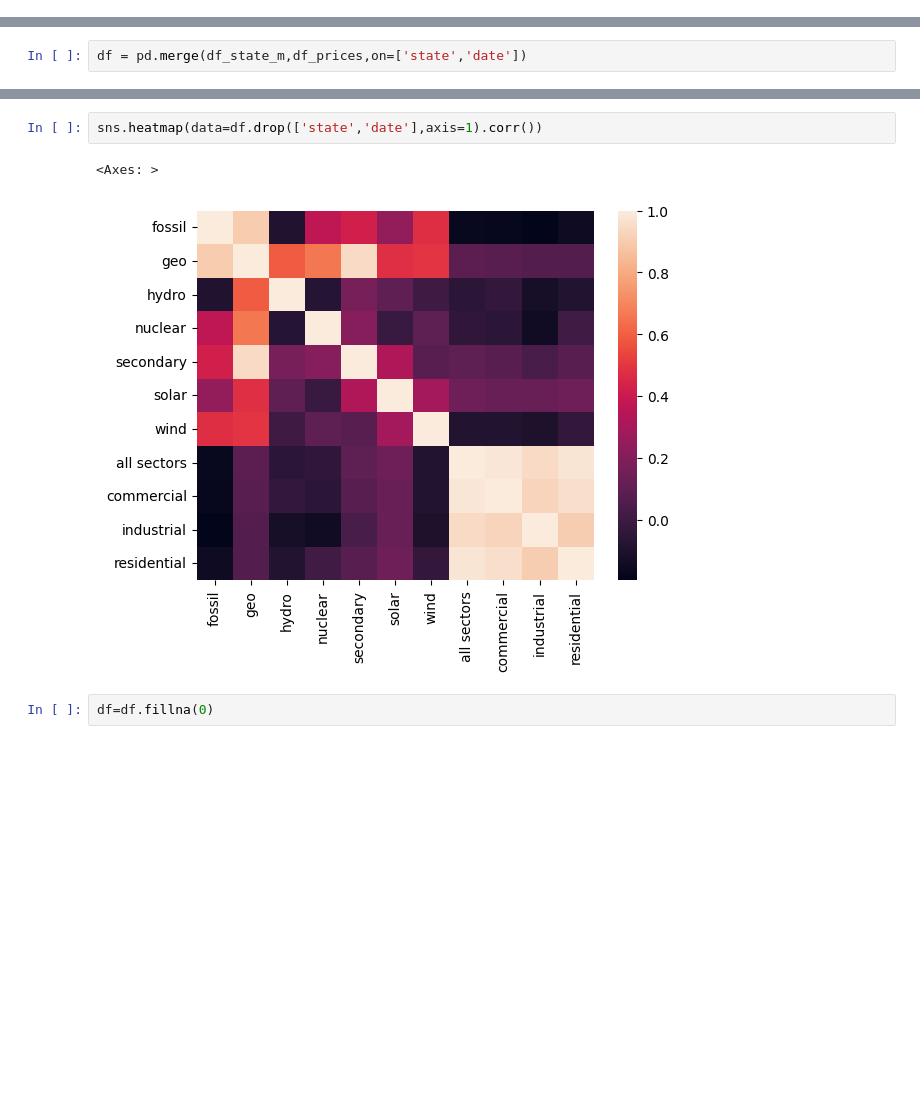
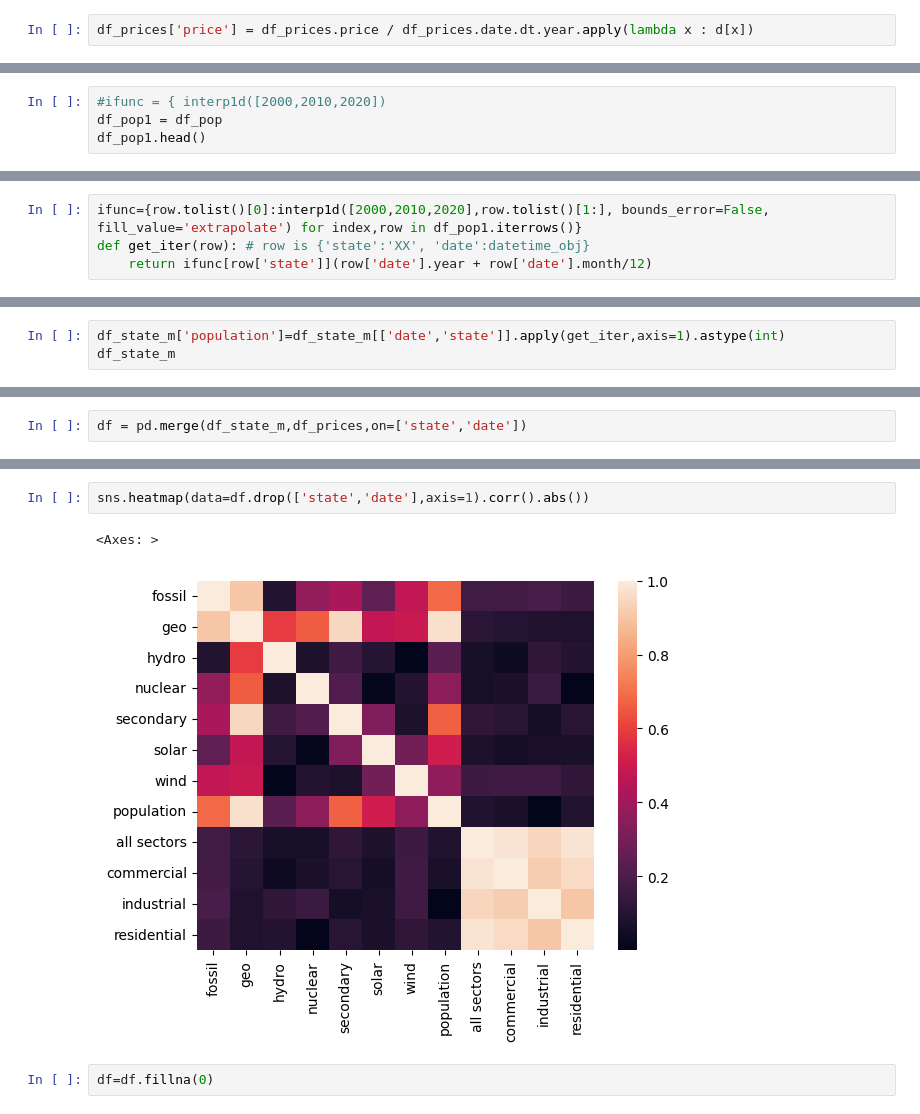
Before and after one commit to AayushSo/udacity-capstone, a Jupyter notebook: data/ML Analysis.ipynb, the cells around one changed output, grey strips where cells are left out. Cells and saved outputs as stored; diff of their text form; blank space fills up the shorter version.

```diff
--- a/data/ML Analysis.ipynb
+++ b/data/ML Analysis.ipynb
@@ -22,0 +70,2 @@ df_prices.head()
+# %%
+df_prices['price'] = df_prices.price / df_prices.date.dt.year.apply(lambda x : d[x])
@@ -42,0 +80,4 @@ df_fuel.head()
+# %%
+#ifunc = { interp1d([2000,2010,2020])
+df_pop1 = df_pop
+df_pop1.head()
@@ -42,0 +91,4 @@ df_fuel.head()
+# %%
+ifunc={row.tolist()[0]:interp1d([2000,2010,2020],row.tolist()[1:], bounds_error=False, fill_value='extrapolate') for index,row in df_pop1.iterrows()}
+def get_iter(row): # row is {'state':'XX', 'date':datetime_obj}
+    return ifunc[row['state']](row['date'].year + row['date'].month/12)
@@ -49,3 +105,6 @@ df_state_m.head()
 | 2 | AK | 2001-03-01 | 487191.377 | NaN | 99843.153 | NaN | NaN | NaN | 80.502 |
 | 3 | AK | 2001-04-01 | 404013.012 | NaN | 84614.771 | NaN | NaN | NaN | 70.577 |
 | 4 | AK | 2001-05-01 | 399488.266 | NaN | 85130.287 | NaN | NaN | NaN | 69.214 |
+# %%
+df_state_m['population']=df_state_m[['date','state']].apply(get_iter,axis=1).astype(int)
+df_state_m
@@ -75,8 +148,8 @@ df.head()
 # %%
-sns.heatmap(data=df.drop(['state','date'],axis=1).corr())
+sns.heatmap(data=df.drop(['state','date'],axis=1).corr().abs())
 # %% [output]
 <Axes: >
-[figure, old version]
+[figure, new version]
 # %%
 df=df.fillna(0)
 # %%
```
Also changed, not shown: parts of 34 cells of this notebook, 8 other files.
